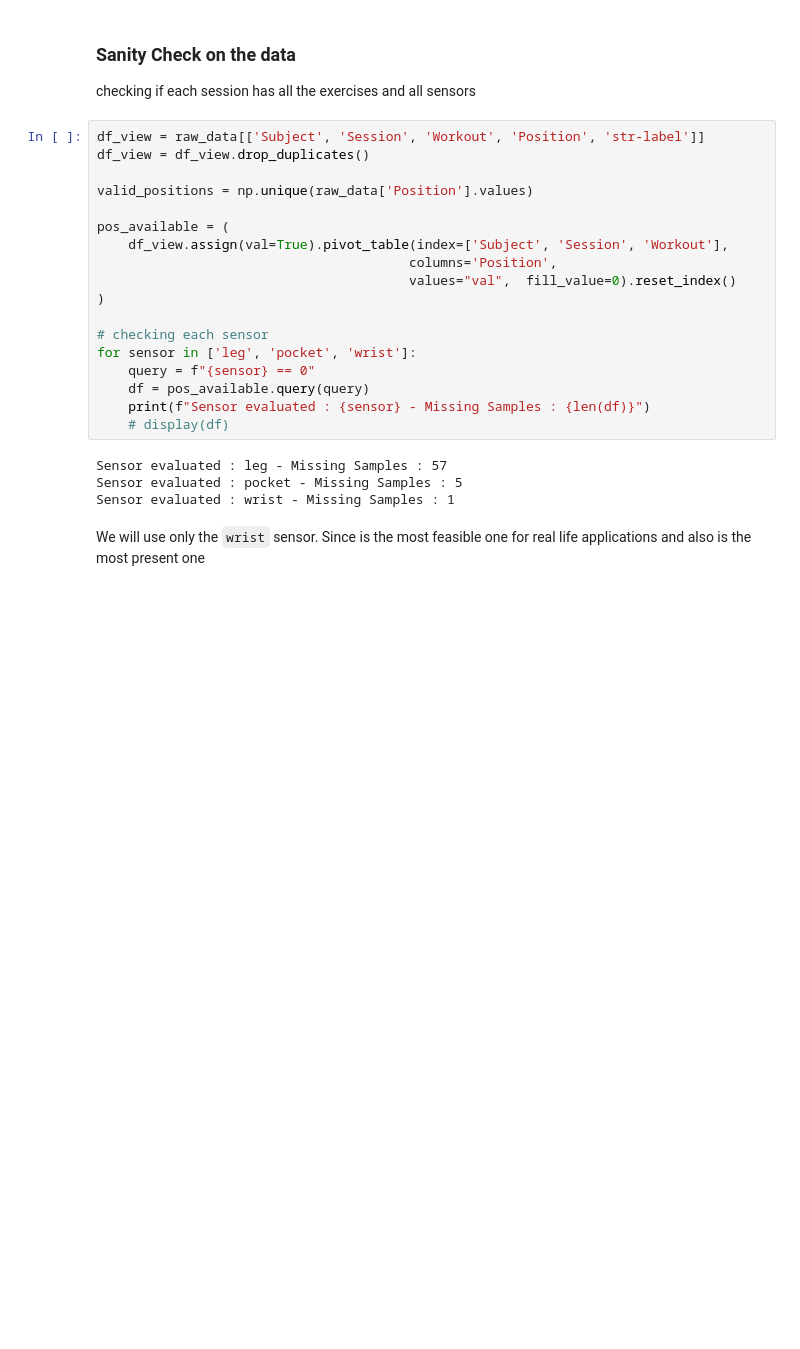
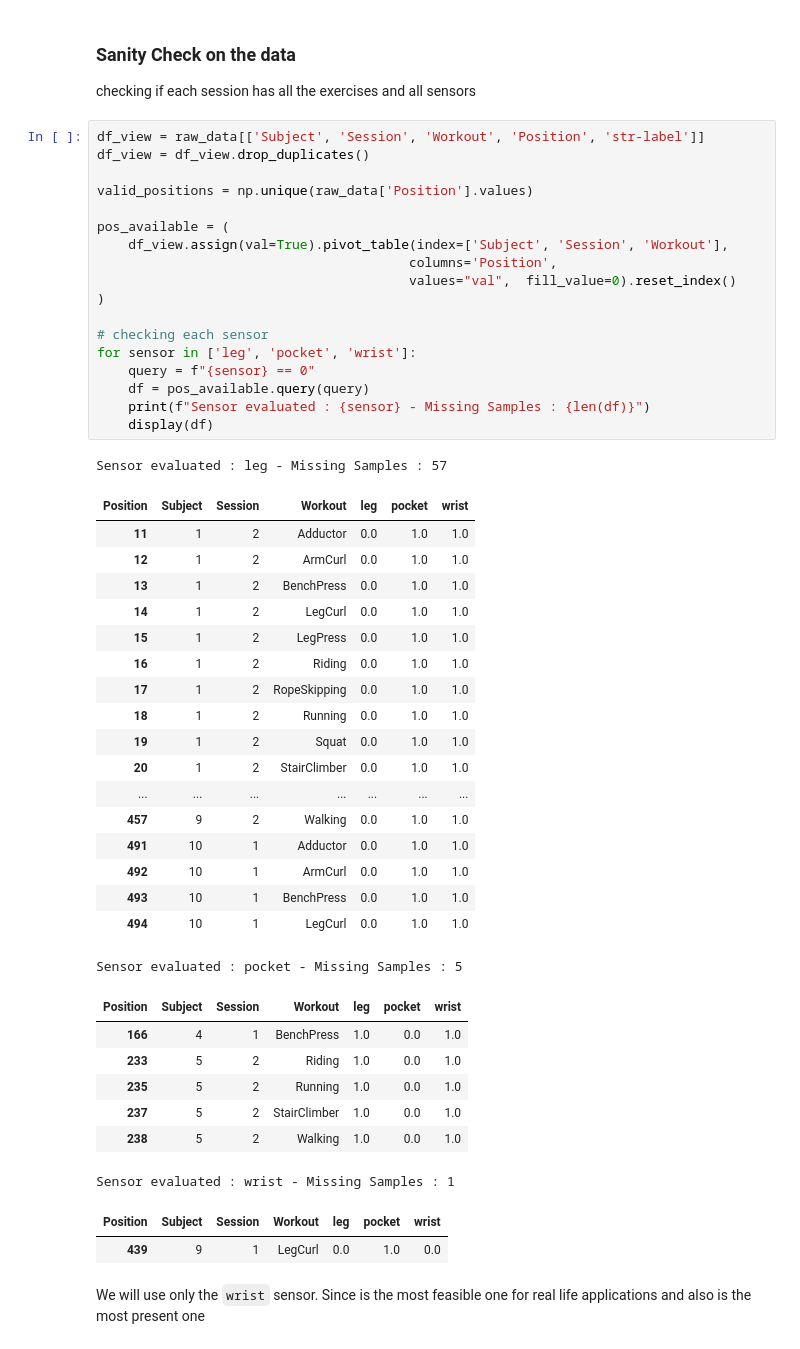
Before and after one commit to Arthur-Salles/mc855-recgym, a Jupyter notebook: src/eda_preprocessing.ipynb, the cells around one changed output. Drawn from its saved outputs; the diff is of its cells as text; blank space fills up the shorter version.

```diff
--- a/src/eda_preprocessing.ipynb
+++ b/src/eda_preprocessing.ipynb
@@ -85,25 +85,50 @@ checking if each session has all the exercises and all sensors
 # %%
 df_view = raw_data[['Subject', 'Session', 'Workout', 'Position', 'str-label']]
 df_view = df_view.drop_duplicates()
 
 valid_positions = np.unique(raw_data['Position'].values)
 
 pos_available = (
     df_view.assign(val=True).pivot_table(index=['Subject', 'Session', 'Workout'],
                                         columns='Position',
                                         values="val",  fill_value=0).reset_index()
 )
 
 # checking each sensor
 for sensor in ['leg', 'pocket', 'wrist']:
     query = f"{sensor} == 0"
     df = pos_available.query(query)
     print(f"Sensor evaluated : {sensor} - Missing Samples : {len(df)}")
-    # display(df)
+    display(df)
 # %% [output]
 Sensor evaluated : leg - Missing Samples : 57
-Sensor evaluated : pocket - Missing Samples : 5
-Sensor evaluated : wrist - Missing Samples : 1
+| Position | Subject | Session | Workout | leg | pocket | wrist |
+| 11 | 1 | 2 | Adductor | 0.0 | 1.0 | 1.0 |
+| 12 | 1 | 2 | ArmCurl | 0.0 | 1.0 | 1.0 |
+| 13 | 1 | 2 | BenchPress | 0.0 | 1.0 | 1.0 |
+| 14 | 1 | 2 | LegCurl | 0.0 | 1.0 | 1.0 |
+| 15 | 1 | 2 | LegPress | 0.0 | 1.0 | 1.0 |
+| 16 | 1 | 2 | Riding | 0.0 | 1.0 | 1.0 |
+| 17 | 1 | 2 | RopeSkipping | 0.0 | 1.0 | 1.0 |
+| 18 | 1 | 2 | Running | 0.0 | 1.0 | 1.0 |
+| 19 | 1 | 2 | Squat | 0.0 | 1.0 | 1.0 |
+| 20 | 1 | 2 | StairClimber | 0.0 | 1.0 | 1.0 |
+| ... | ... | ... | ... | ... | ... | ... |
+| 457 | 9 | 2 | Walking | 0.0 | 1.0 | 1.0 |
+| 491 | 10 | 1 | Adductor | 0.0 | 1.0 | 1.0 |
+| 492 | 10 | 1 | ArmCurl | 0.0 | 1.0 | 1.0 |
+| 493 | 10 | 1 | BenchPress | 0.0 | 1.0 | 1.0 |
+| 494 | 10 | 1 | LegCurl | 0.0 | 1.0 | 1.0 |
+Sensor evaluated : pocket - Missing Samples : 5
+| Position | Subject | Session | Workout | leg | pocket | wrist |
+| 166 | 4 | 1 | BenchPress | 1.0 | 0.0 | 1.0 |
+| 233 | 5 | 2 | Riding | 1.0 | 0.0 | 1.0 |
+| 235 | 5 | 2 | Running | 1.0 | 0.0 | 1.0 |
+| 237 | 5 | 2 | StairClimber | 1.0 | 0.0 | 1.0 |
+| 238 | 5 | 2 | Walking | 1.0 | 0.0 | 1.0 |
+Sensor evaluated : wrist - Missing Samples : 1
+| Position | Subject | Session | Workout | leg | pocket | wrist |
+| 439 | 9 | 1 | LegCurl | 0.0 | 1.0 | 0.0 |
 # %% [markdown]
 We will use only the `wrist` sensor. Since is the most feasible one for real life applications and also is the most present one
 # %% [markdown]
```
Also changed, not shown: parts of 8 cells of this notebook, 2 other files.
